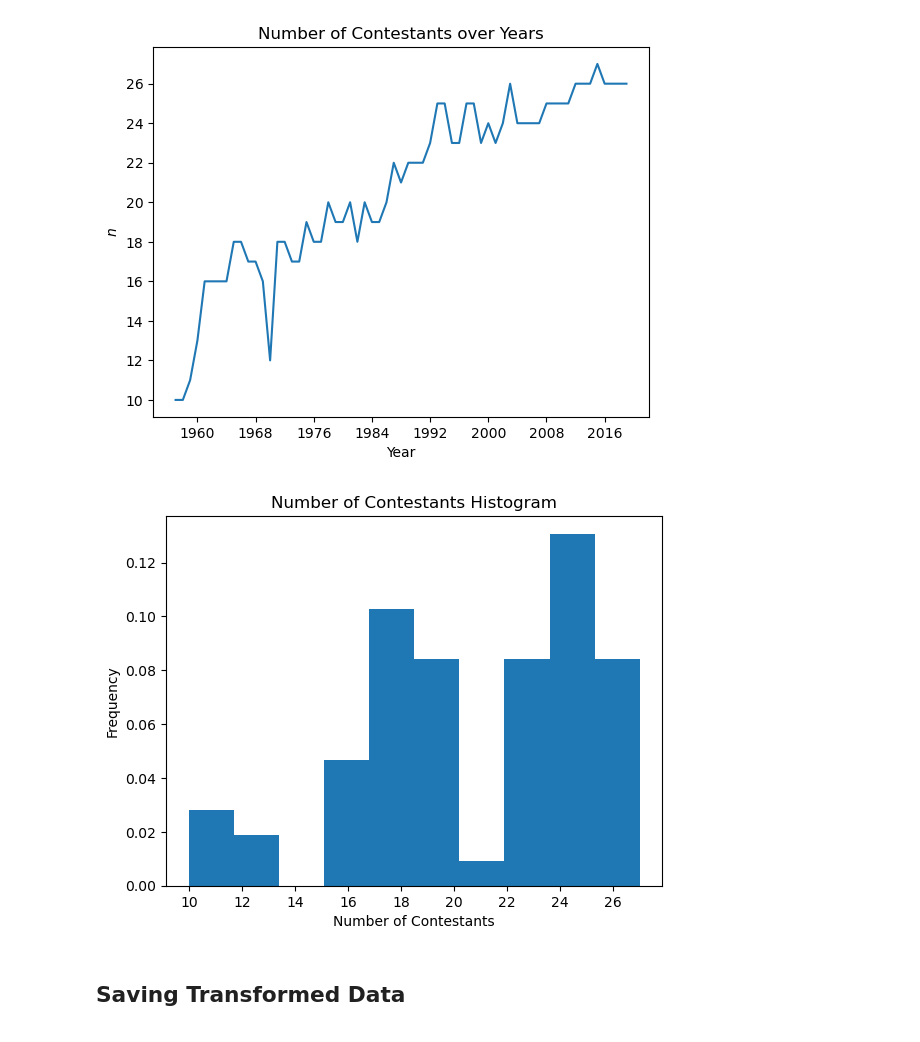
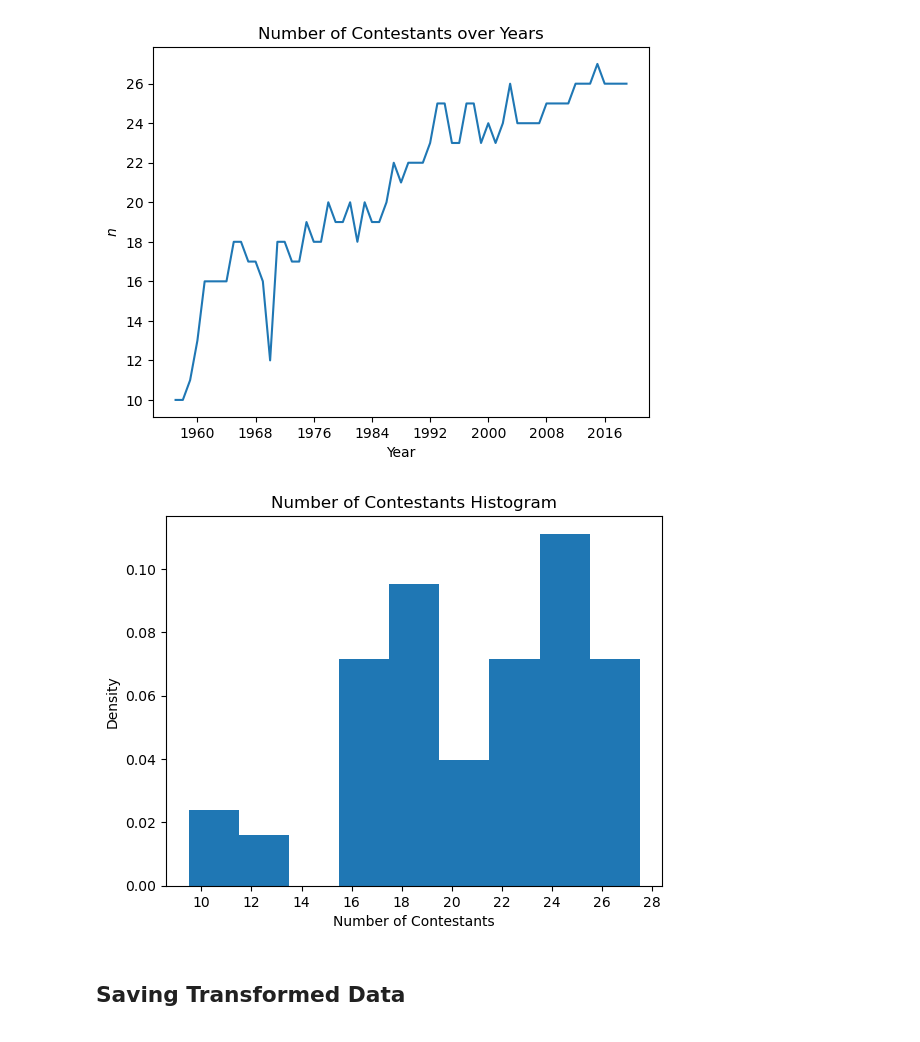
Before and after one commit to DavorPenzar/eurovision, a Jupyter notebook: Transform_Raw_Scores_Data.ipynb, the cells around one changed output. Saved outputs shown, nothing was run; the diff lists cells and outputs as text; code cells hidden in the pictures.

```diff
--- a/Transform_Raw_Scores_Data.ipynb
+++ b/Transform_Raw_Scores_Data.ipynb
@@ -869,15 +873,15 @@ tpl.save(figure = fig, filepath = 'numbers_of_contestants.tikz')
 # %%
 fig = plt.figure(num = 'Scores')
 ax = fig.add_subplot(111)
 
-ax.hist(count['n'], density = True)
+ax.hist(count['n'], bins = np.linspace(9.5, 27.5, num = 10), density = True)
 ax.set_title('Number of Contestants Histogram')
 ax.xaxis.set_major_locator(ticker.MaxNLocator(integer = True))
 ax.set_xlabel('Number of Contestants')
-ax.set_ylabel('Frequency')
+ax.set_ylabel('Density')
 plt.show()
 # %% [output]
-[figure, old version]
+[figure, new version]
 # %% [markdown]
 ## Saving Transformed Data
 <a class="anchor" id="sec-saving-transformed-data"></a>
```
Also changed, not shown: parts of 3 cells of this notebook.
